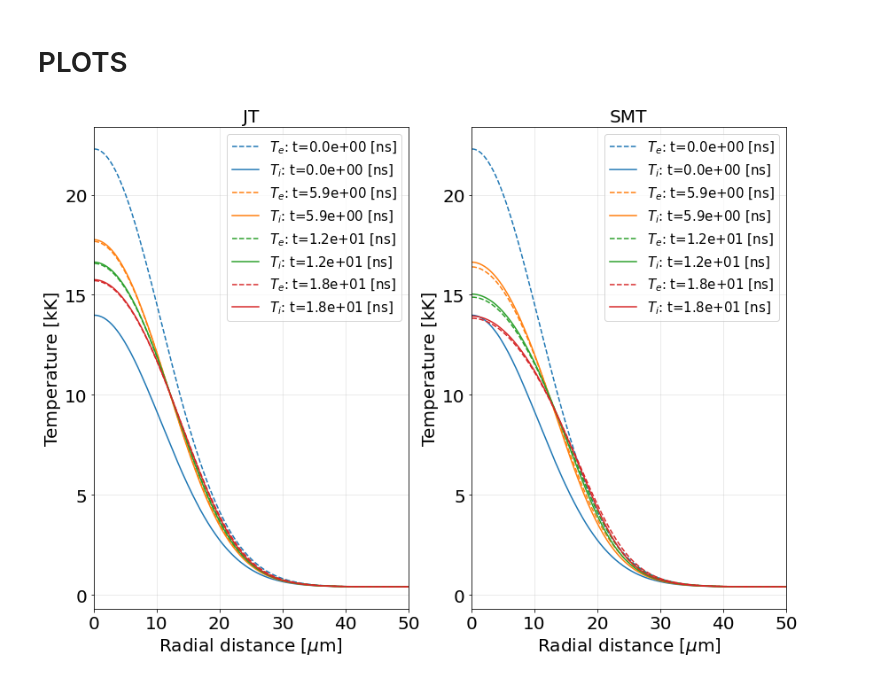
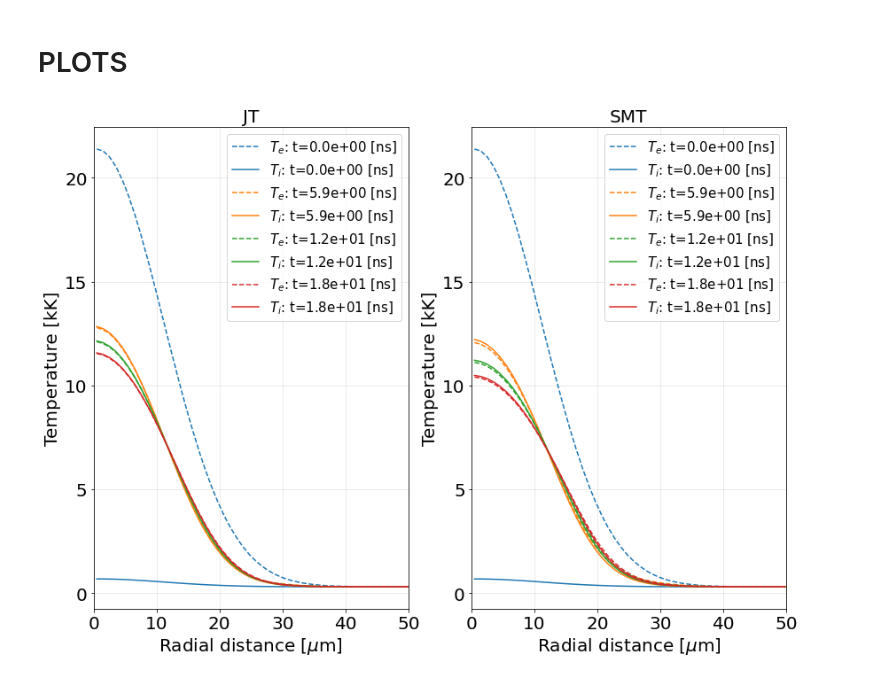
Before and after one commit to MurilloGroupMSU/Two-Temperature-Model, a Jupyter notebook: Xenon_TTM_and_Plot-Copy1.ipynb, the cells around one changed output. Saved outputs shown, nothing was run; the diff lists cells and outputs as text; code cells hidden in the pictures.

```diff
--- a/Xenon_TTM_and_Plot-Copy1.ipynb
+++ b/Xenon_TTM_and_Plot-Copy1.ipynb
@@ -42,9 +43,9 @@ HTML("""
 # %% [markdown]
 # Create Experimental Information
 # %%
-grid  = Cylindrical_Grid(100e-6, N=500)
+grid  = Cylindrical_Grid(100e-6, N=100)
 Zstar, A = 54, 131
-Te_initial, Ti_initial = 16.6e3, 10300 #[K]
+Te_initial, Ti_initial = 16.60952380952381e3, 3e2 #[K]
 laser_width = 25e-6 # [m]
 n0 = 1.25e20 *1e6
 
@@ -108,7 +90,7 @@ ttm_smt.solve_TTM(tmax=18e-9)
 # %% [markdown]
 # PLOTS
 # %%
-def plot_temp_profiles(ttm, grid, plot_times = None, ax = None, title=''):
+def plot_temp_profiles(ttm, plot_times = None, ax = None, title=''):
 
     if plot_times is None:
         plot_times = (np.linspace(0,len(ttm.t_list)*0.99,num=4,endpoint=True)).astype(int)  # Intermediate times for plotting
@@ -138,7 +120,7 @@ def plot_temp_profiles(ttm, grid, plot_times = None, ax = None, title=''):
 # %%
 fig, ax = plt.subplots(1,2, figsize=(14,10),facecolor='w')
 
-plot_temp_profiles(ttm_jt, grid, ax = ax[0], title='JT')
-plot_temp_profiles(ttm_smt, grid, ax = ax[1], title='SMT')
+plot_temp_profiles(ttm_jt, ax = ax[0], title='JT')
+plot_temp_profiles(ttm_smt,  ax = ax[1], title='SMT')
 # %% [output]
-[figure, old version]
+[figure, new version]
```
Also changed, not shown: parts of 12 cells of this notebook, 3 other files.
